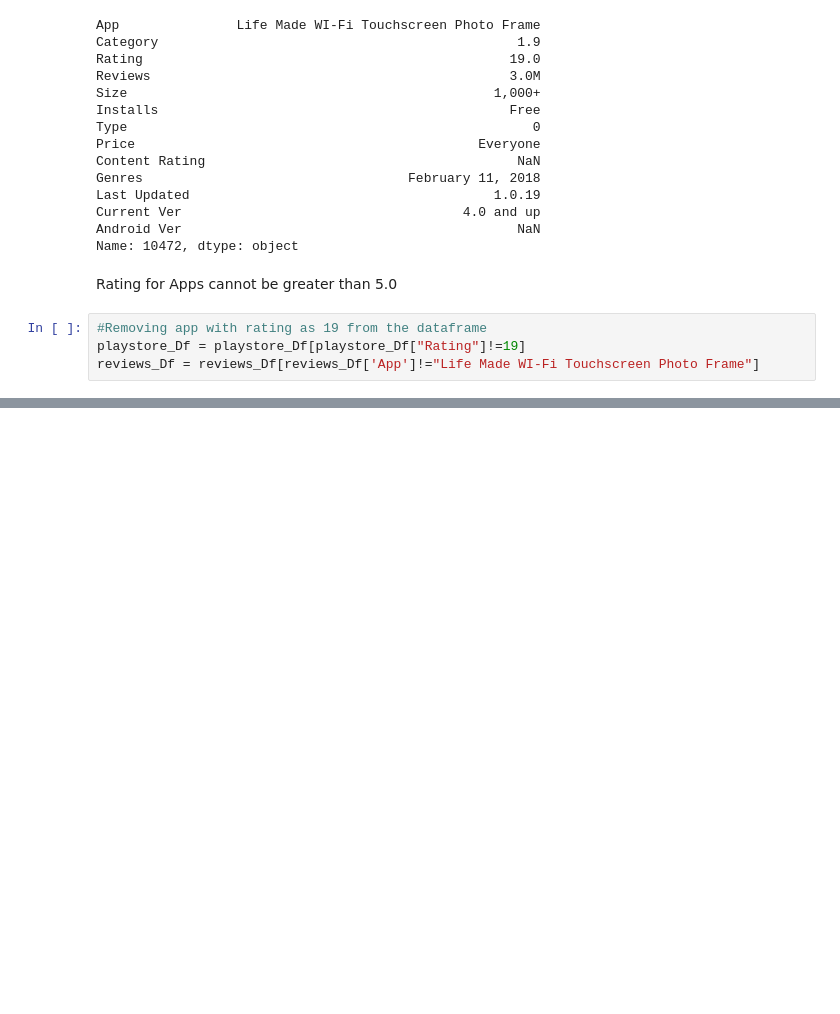
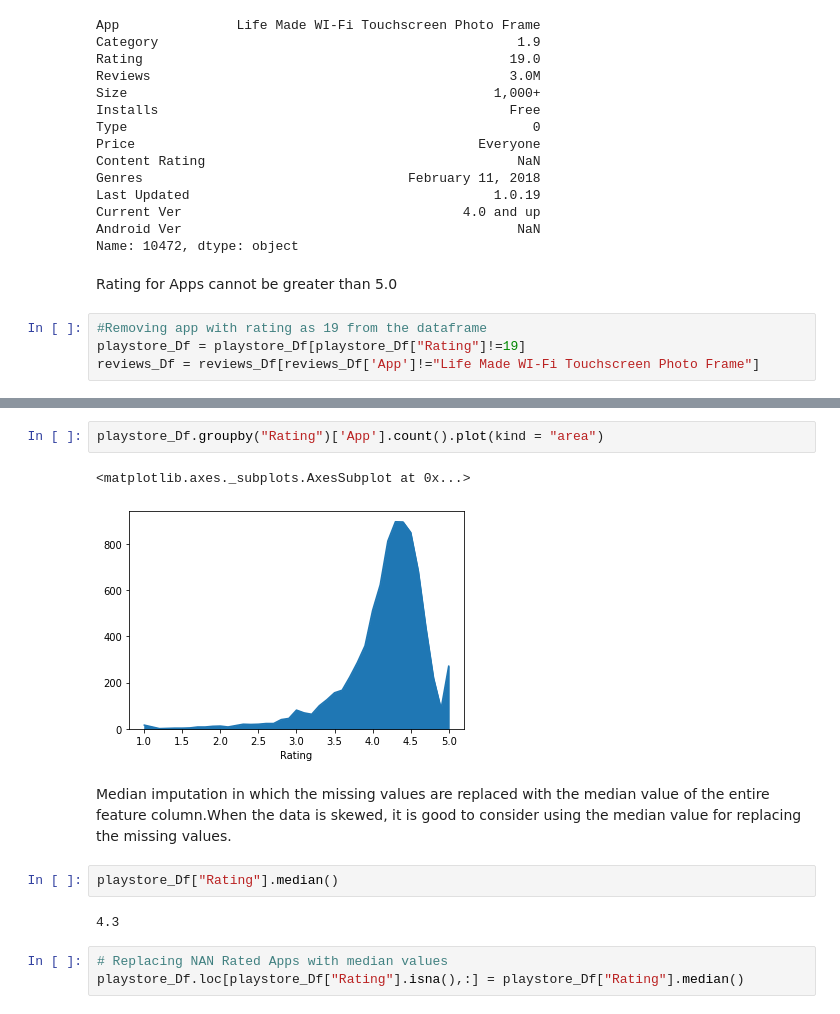
Before and after one commit to Srijan-Rai/Playstore, a Jupyter notebook: Copy_of_Play_Store_App_Review_Analysis_Capstone_Project.ipynb, the cells around one changed output, grey strips where cells are left out. Saved outputs shown, nothing was run; the diff lists cells and outputs as text; blank space fills up the shorter version.

Commit message:
Created using Colaboratory(Second commit)

```diff
--- a/Copy_of_Play_Store_App_Review_Analysis_Capstone_Project.ipynb
+++ b/Copy_of_Play_Store_App_Review_Analysis_Capstone_Project.ipynb
@@ -112,0 +133,14 @@ reviews_Df = reviews_Df[reviews_Df['App']!="Life Made WI-Fi Touchscreen Photo Fr
+# %%
+playstore_Df.groupby("Rating")['App'].count().plot(kind = "area")
+# %% [output]
+<matplotlib.axes._subplots.AxesSubplot at 0x...>
+[figure, added]
+# %% [markdown]
+Median imputation in which the missing values are replaced with the median value of the entire feature column.When the data is skewed, it is good to consider using the median value for replacing the missing values.
+# %%
+playstore_Df["Rating"].median()
+# %% [output]
+4.3
+# %%
+# Replacing NAN Rated Apps with median values
+playstore_Df.loc[playstore_Df["Rating"].isna(),:] = playstore_Df["Rating"].median()
```
Also changed, not shown: parts of 3 cells of this notebook.
